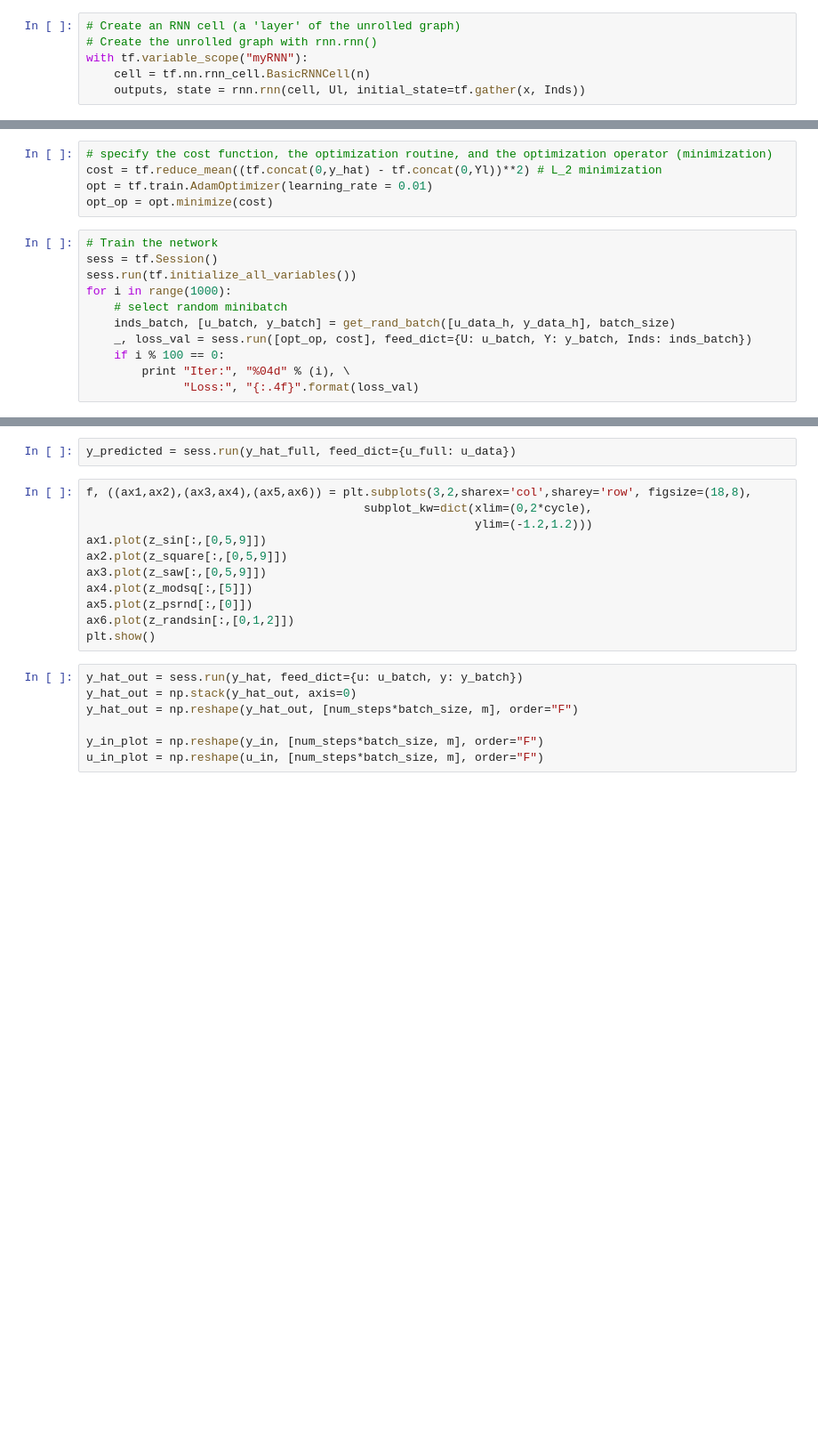
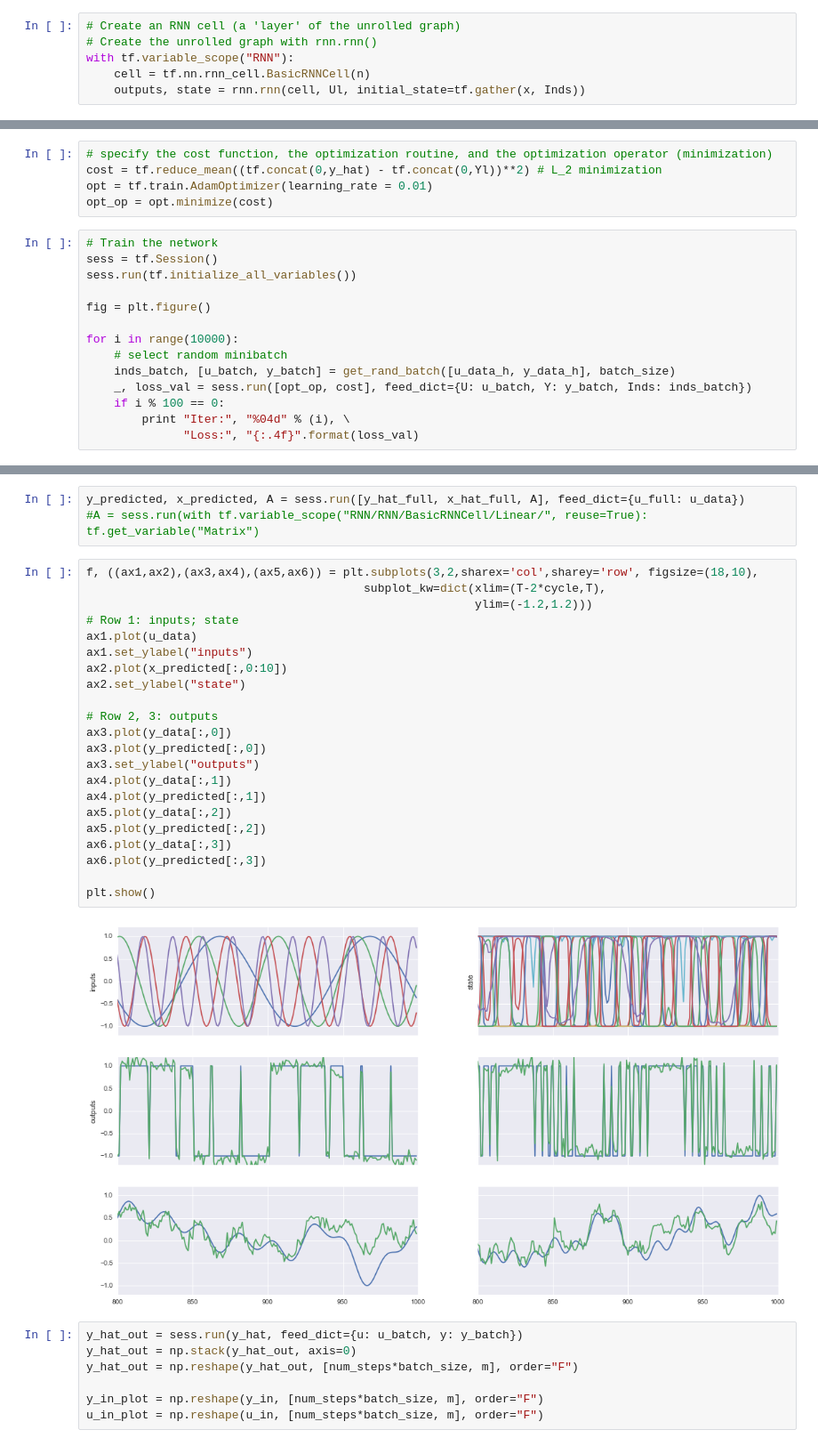
Before and after one commit to Sailor74/tensorflow-rnn-tutorial, a Jupyter notebook: TensorFlow RNN tutorial.ipynb, the cells around one changed output, grey strips where cells are left out. Shown: that part at 89% size. Saved outputs shown, nothing was run; the diff lists cells and outputs as text; blank space fills up the shorter version.

```diff
--- a/TensorFlow RNN tutorial.ipynb
+++ b/TensorFlow RNN tutorial.ipynb
@@ -388,7 +388,7 @@ Ul = [tf.matmul(Ul[i], weights['B']) + biases['b'] for i in range(num_steps)]
 # %%
 # Create an RNN cell (a 'layer' of the unrolled graph)
 # Create the unrolled graph with rnn.rnn()
-with tf.variable_scope("myRNN"):
+with tf.variable_scope("RNN"):
     cell = tf.nn.rnn_cell.BasicRNNCell(n)
     outputs, state = rnn.rnn(cell, Ul, initial_state=tf.gather(x, Inds))
 # %%
@@ -413,7 +420,10 @@ opt_op = opt.minimize(cost)
 # Train the network
 sess = tf.Session()
 sess.run(tf.initialize_all_variables())
-for i in range(1000):
+
+fig = plt.figure()
+
+for i in range(10000):
     # select random minibatch
     inds_batch, [u_batch, y_batch] = get_rand_batch([u_data_h, y_data_h], batch_size)
     _, loss_val = sess.run([opt_op, cost], feed_dict={U: u_batch, Y: y_batch, Inds: inds_batch})
@@ -434,16 +453,30 @@ Iter: 0900 Loss: 0.3582
-# %%
-y_predicted = sess.run(y_hat_full, feed_dict={u_full: u_data})
+# %%
+y_predicted, x_predicted, A = sess.run([y_hat_full, x_hat_full, A], feed_dict={u_full: u_data})
+#A = sess.run(with tf.variable_scope("RNN/RNN/BasicRNNCell/Linear/", reuse=True): tf.get_variable("Matrix")
 # %%
-f, ((ax1,ax2),(ax3,ax4),(ax5,ax6)) = plt.subplots(3,2,sharex='col',sharey='row', figsize=(18,8),
-                                        subplot_kw=dict(xlim=(0,2*cycle),
+f, ((ax1,ax2),(ax3,ax4),(ax5,ax6)) = plt.subplots(3,2,sharex='col',sharey='row', figsize=(18,10),
+                                        subplot_kw=dict(xlim=(T-2*cycle,T),
                                                         ylim=(-1.2,1.2)))
-ax1.plot(z_sin[:,[0,5,9]])
-ax2.plot(z_square[:,[0,5,9]])
-ax3.plot(z_saw[:,[0,5,9]])
-ax4.plot(z_modsq[:,[5]])
-ax5.plot(z_psrnd[:,[0]])
-ax6.plot(z_randsin[:,[0,1,2]])
+# Row 1: inputs; state
+ax1.plot(u_data)
+ax1.set_ylabel("inputs")
+ax2.plot(x_predicted[:,0:10])
+ax2.set_ylabel("state")
+
+# Row 2, 3: outputs
+ax3.plot(y_data[:,0])
+ax3.plot(y_predicted[:,0])
+ax3.set_ylabel("outputs")
+ax4.plot(y_data[:,1])
+ax4.plot(y_predicted[:,1])
+ax5.plot(y_data[:,2])
+ax5.plot(y_predicted[:,2])
+ax6.plot(y_data[:,3])
+ax6.plot(y_predicted[:,3])
+
 plt.show()
+# %% [output]
+[figure, added]
 # %%
 y_hat_out = sess.run(y_hat, feed_dict={u: u_batch, y: y_batch})
 y_hat_out = np.stack(y_hat_out, axis=0)
```
Also changed, not shown: parts of 6 cells of this notebook.
